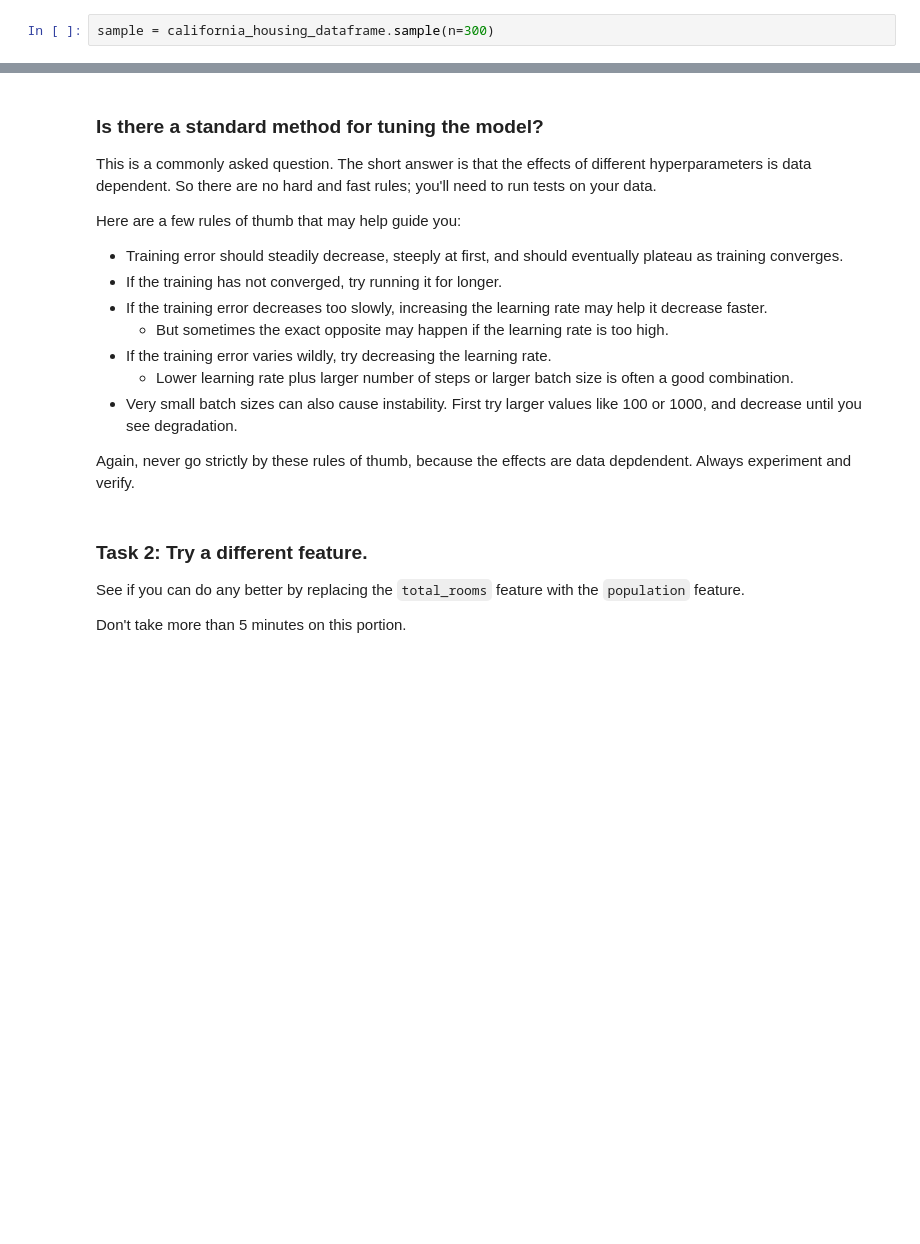
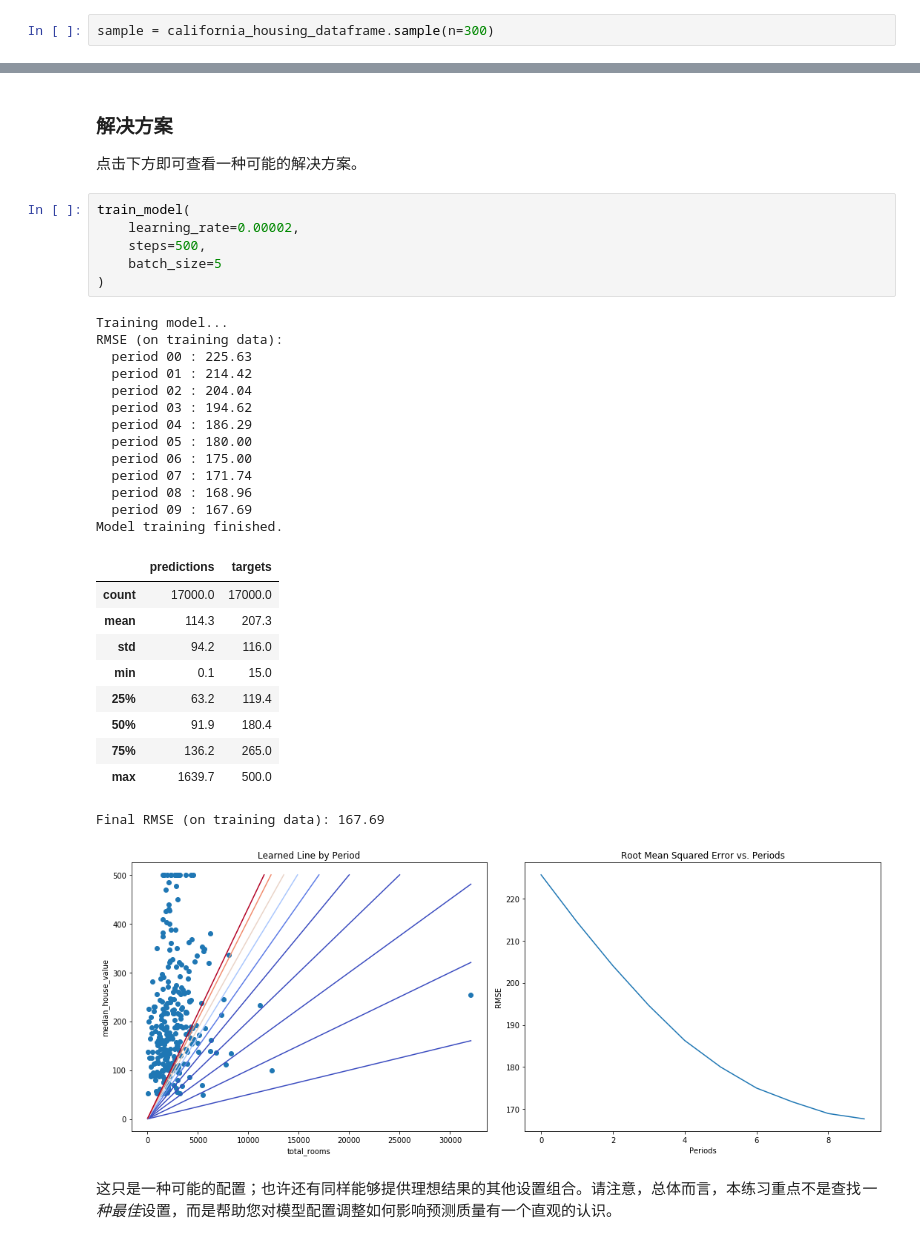
Before and after one commit to StevenPZChan/machine-learning, a Jupyter notebook: ml-exercises/first_steps_with_tensor_flow.ipynb, the cells around one changed output, grey strips where cells are left out. Cells and saved outputs as stored; diff of their text form; blank space fills up the shorter version.

Commit message:
common steps for tensorflow using
Signed-off-by: StevenPZChan <StevenPZChan@gmail.com>

```diff
--- a/ml-exercises/first_steps_with_tensor_flow.ipynb
+++ b/ml-exercises/first_steps_with_tensor_flow.ipynb
@@ -309,22 +443,37 @@ Final RMSE (on training data): 167.58
-# %% [markdown]
-### Is there a standard method for tuning the model?
-
-This is a commonly asked question. The short answer is that the effects of different hyperparameters is data dependent.  So there are no hard and fast rules; you'll need to run tests on your data.
-
-Here are a few rules of thumb that may help guide you:
-
- * Training error should steadily decrease, steeply at first, and should eventually plateau as training converges.
- * If the training has not converged, try running it for longer.
- * If the training error decreases too slowly, increasing the learning rate may help it decrease faster.
-   * But sometimes the exact opposite may happen if the learning rate is too high.
- * If the training error varies wildly, try decreasing the learning rate.
-   * Lower learning rate plus larger number of steps or larger batch size is often a good combination.
- * Very small batch sizes can also cause instability.  First try larger values like 100 or 1000, and decrease until you see degradation.
-
-Again, never go strictly by these rules of thumb, because the effects are data depdendent.  Always experiment and verify.
-# %% [markdown]
-### Task 2: Try a different feature.
-
-See if you can do any better by replacing the `total_rooms` feature with the `population` feature.
-
-Don't take more than 5 minutes on this portion.
+# %% [markdown]
+ ### 解决方案
+
+点击下方即可查看一种可能的解决方案。
+# %%
+train_model(
+    learning_rate=0.00002,
+    steps=500,
+    batch_size=5
+)
+# %% [output]
+Training model...
+RMSE (on training data):
+  period 00 : 225.63
+  period 01 : 214.42
+  period 02 : 204.04
+  period 03 : 194.62
+  period 04 : 186.29
+  period 05 : 180.00
+  period 06 : 175.00
+  period 07 : 171.74
+  period 08 : 168.96
+  period 09 : 167.69
+Model training finished.
+|  | predictions | targets |
+| count | 17000.0 | 17000.0 |
+| mean | 114.3 | 207.3 |
+| std | 94.2 | 116.0 |
+| min | 0.1 | 15.0 |
+| 25% | 63.2 | 119.4 |
+| 50% | 91.9 | 180.4 |
+| 75% | 136.2 | 265.0 |
+| max | 1639.7 | 500.0 |
+Final RMSE (on training data): 167.69
+[figure, added]
+# %% [markdown]
+ 这只是一种可能的配置；也许还有同样能够提供理想结果的其他设置组合。请注意，总体而言，本练习重点不是查找*一种最佳*设置，而是帮助您对模型配置调整如何影响预测质量有一个直观的认识。
```
Also changed, not shown: parts of 66 cells of this notebook, 22 other files.
